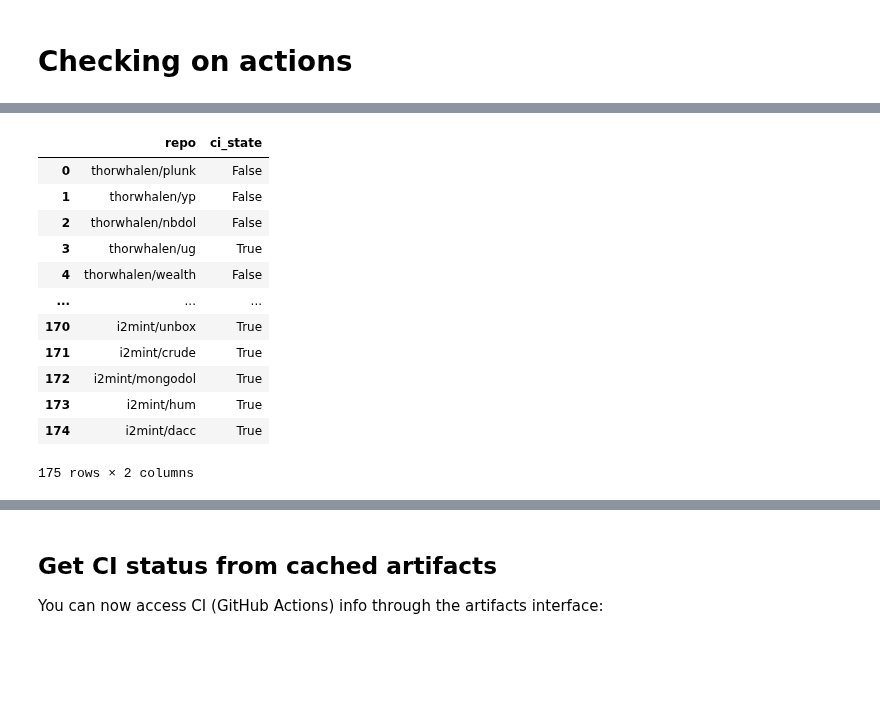
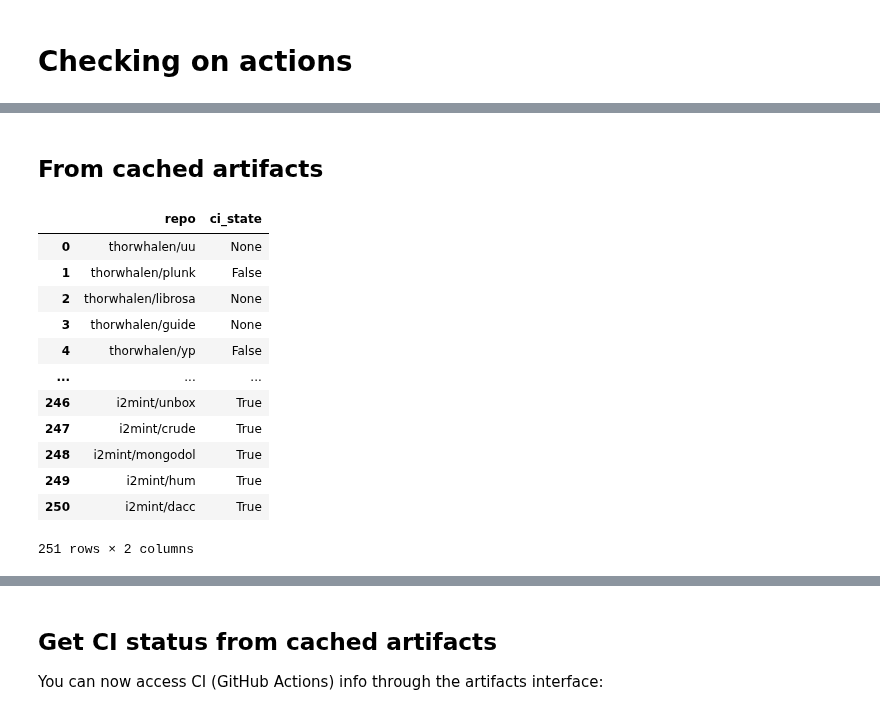
Before and after one commit to thorwhalen/hubcap, a Jupyter notebook: misc/hubcap_demo.ipynb, the cells around one changed output, grey strips where cells are left out. Drawn from its saved outputs; the diff is of its cells as text; code cells hidden in the pictures; blank space fills up the shorter version.

```diff
--- a/misc/hubcap_demo.ipynb
+++ b/misc/hubcap_demo.ipynb
@@ -377,19 +349,34 @@ stats = list(gen())
+# %% [markdown]
+## From cached artifacts
 # %%
-ci_states = pd.DataFrame(stats, columns=['repo', 'ci_state'])
+import pandas as pd
+import hubcap
+
+def gen():
+    for repo in hubcap.remote_repo_artifacts.info.keys():
+        try:
+            yield repo, hubcap.local_repo_artifacts.ci_state[repo]
+        except Exception as e:
+            print(f"!!!! Error with {repo}: {e}")
+
+
+_ci_states = list(gen())
+
+ci_states = pd.DataFrame(_ci_states, columns=['repo', 'ci_state'])
 ci_states
 # %% [output]
 |  | repo | ci_state |
-| 0 | thorwhalen/plunk | False |
-| 1 | thorwhalen/yp | False |
-| 2 | thorwhalen/nbdol | False |
-| 3 | thorwhalen/ug | True |
-| 4 | thorwhalen/wealth | False |
+| 0 | thorwhalen/uu | None |
+| 1 | thorwhalen/plunk | False |
+| 2 | thorwhalen/librosa | None |
+| 3 | thorwhalen/guide | None |
+| 4 | thorwhalen/yp | False |
 | ... | ... | ... |
-| 170 | i2mint/unbox | True |
-| 171 | i2mint/crude | True |
-| 172 | i2mint/mongodol | True |
-| 173 | i2mint/hum | True |
-| 174 | i2mint/dacc | True |
+| 246 | i2mint/unbox | True |
+| 247 | i2mint/crude | True |
+| 248 | i2mint/mongodol | True |
+| 249 | i2mint/hum | True |
+| 250 | i2mint/dacc | True |
-175 rows × 2 columns
+251 rows × 2 columns
 # %%
 ci_states.sort_values('ci_state').to_csv('~/Downloads/ci_states.csv')
```
Also changed, not shown: parts of 12 cells of this notebook, 1 other file.
